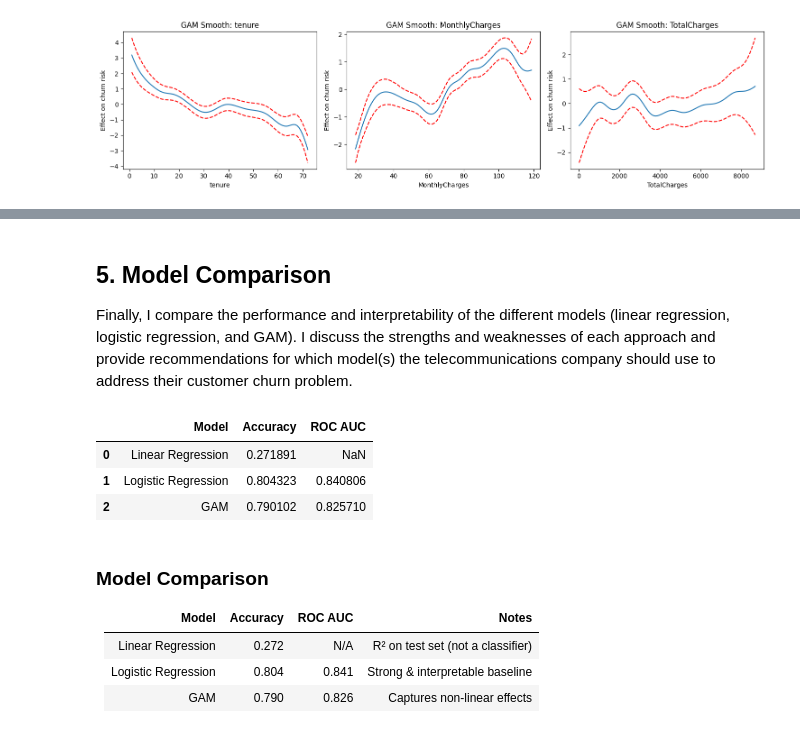
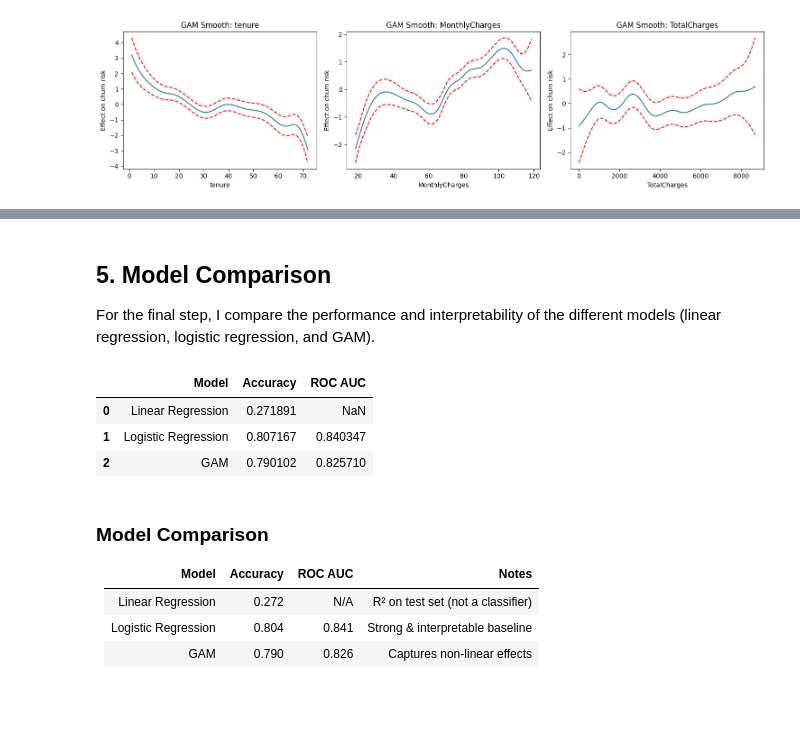
Before and after one commit to ericiortega/aipi590-xai-fall2025, a Jupyter notebook: assignments/interpretable_ml/interpretable_ml.ipynb, the cells around one changed output, grey strips where cells are left out. Drawn from its saved outputs; the diff is of its cells as text; code cells hidden in the pictures; blank space fills up the shorter version.

```diff
--- a/assignments/interpretable_ml/interpretable_ml.ipynb
+++ b/assignments/interpretable_ml/interpretable_ml.ipynb
@@ -358,7 +337,7 @@ X_train, X_test, y_train, y_test = train_test_split(
 print("Train:", X_train.shape, " Test:", X_test.shape)
 
 # 2) Fit Logistic Regression
-logit = LogisticRegression(max_iter=1000, solver="lbfgs")
+logit = LogisticRegression(max_iter=5000, solver="lbfgs")
 logit.fit(X_train, y_train)
 
 # 3) Predictions / probabilities
@@ -590,36 +561,34 @@ While GAM shows slightly lower accuracy than logistic regression in this dataset
 # %% [markdown]
 ## 5. Model Comparison
 
-Finally, I compare the performance and interpretability of the different models
-(linear regression, logistic regression, and GAM). I discuss the strengths and
-weaknesses of each approach and provide recommendations for which model(s) the
-telecommunications company should use to address their customer churn problem.
+For the final step, I compare the performance and interpretability of the different models
+(linear regression, logistic regression, and GAM).
 # %%
 # ========= Task 5: Model Comparison =========
 
 # For Linear Regression, recompute predictions on the test set
 y_pred_lr = lr.predict(X_test)
 
 # Collect performance metrics
 results = pd.DataFrame({
     "Model": ["Linear Regression", "Logistic Regression", "GAM"],
     "Accuracy": [
-        r2_score(y_test, y_pred_lr),   # use R² on test set
-        acc,                           # logistic regression accuracy
-        acc_gam                        # gam accuracy
+        r2_score(y_test, y_pred_lr),
+        acc,
+        acc_gam
     ],
     "ROC AUC": [
-        np.nan,                        # LR not meaningful for AUC
-        auc,                           # logistic regression AUC
-        auc_gam                        # gam AUC
+        np.nan,
+        auc,
+        auc_gam
     ]
 })
 
-display(results)
+results
 # %% [output]
 |  | Model | Accuracy | ROC AUC |
 | 0 | Linear Regression | 0.271891 | NaN |
-| 1 | Logistic Regression | 0.804323 | 0.840806 |
+| 1 | Logistic Regression | 0.807167 | 0.840347 |
 | 2 | GAM | 0.790102 | 0.825710 |
 # %% [markdown]
 ### Model Comparison
```
Also changed, not shown: parts of 16 cells of this notebook.
